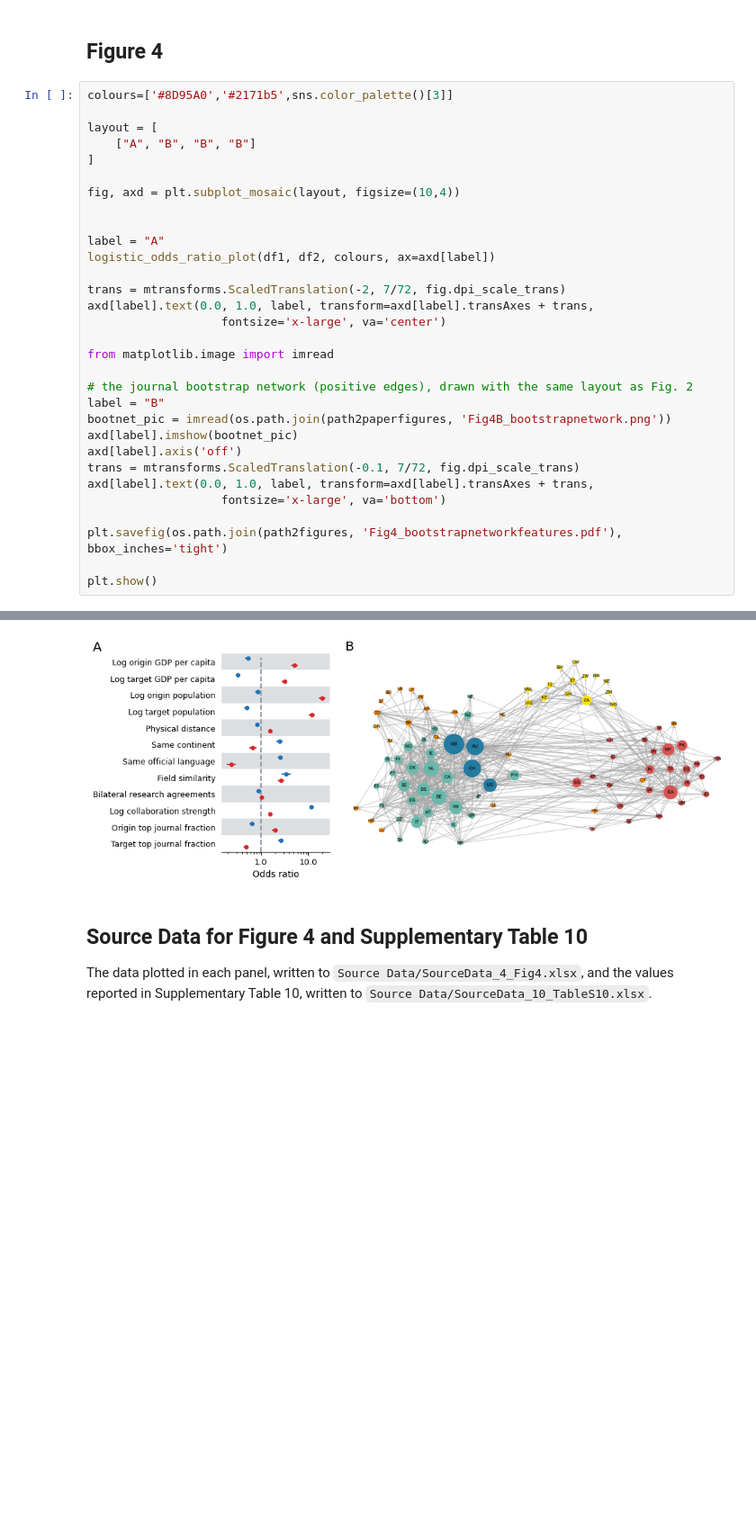
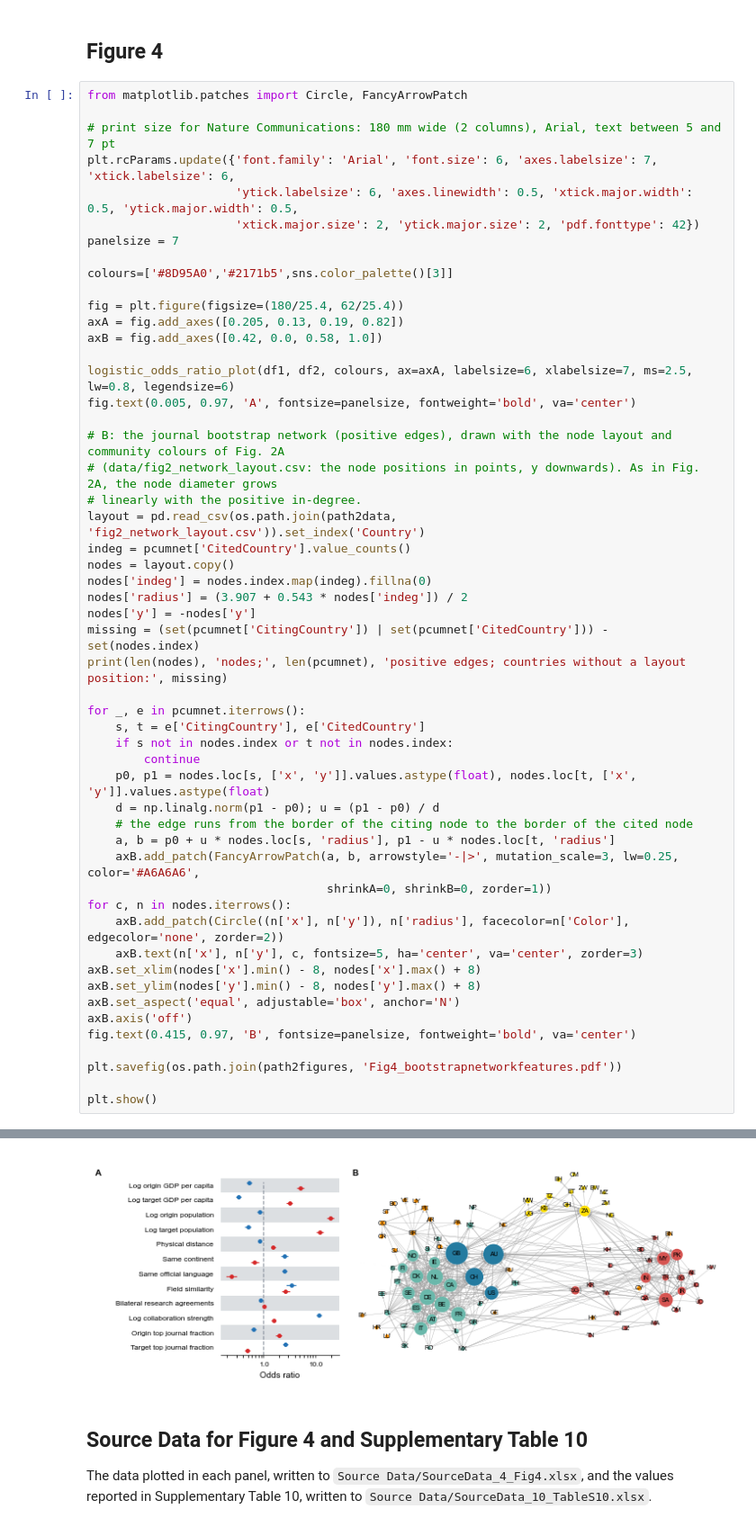
Before and after one commit to ConnectedDataHub/GlobalScienceRecognition, a Jupyter notebook: code/6_GlobalCitationNetwork_Fig4_TableS10.ipynb, the cells around one changed output, grey strips where cells are left out. Shown at 90% size. Cells and saved outputs as stored; diff of their text form; blank space fills up the shorter version.

```diff
--- a/code/6_GlobalCitationNetwork_Fig4_TableS10.ipynb
+++ b/code/6_GlobalCitationNetwork_Fig4_TableS10.ipynb
@@ -386,34 +382,55 @@ Target top journal fraction (19.479870092112193, 1.626917760321363e-84)
 # %% [markdown]
 ## Figure 4
 # %%
+from matplotlib.patches import Circle, FancyArrowPatch
+
+# print size for Nature Communications: 180 mm wide (2 columns), Arial, text between 5 and 7 pt
+plt.rcParams.update({'font.family': 'Arial', 'font.size': 6, 'axes.labelsize': 7, 'xtick.labelsize': 6,
+                     'ytick.labelsize': 6, 'axes.linewidth': 0.5, 'xtick.major.width': 0.5, 'ytick.major.width': 0.5,
+                     'xtick.major.size': 2, 'ytick.major.size': 2, 'pdf.fonttype': 42})
+panelsize = 7
+
 colours=['#8D95A0','#2171b5',sns.color_palette()[3]]
 
-layout = [
-    ["A", "B", "B", "B"]
-]
+fig = plt.figure(figsize=(180/25.4, 62/25.4))
+axA = fig.add_axes([0.205, 0.13, 0.19, 0.82])
+axB = fig.add_axes([0.42, 0.0, 0.58, 1.0])
 
-fig, axd = plt.subplot_mosaic(layout, figsize=(10,4))
+logistic_odds_ratio_plot(df1, df2, colours, ax=axA, labelsize=6, xlabelsize=7, ms=2.5, lw=0.8, legendsize=6)
+fig.text(0.005, 0.97, 'A', fontsize=panelsize, fontweight='bold', va='center')
 
+# B: the journal bootstrap network (positive edges), drawn with the node layout and community colours of Fig. 2A
+# (data/fig2_network_layout.csv: the node positions in points, y downwards). As in Fig. 2A, the node diameter grows
+# linearly with the positive in-degree.
+layout = pd.read_csv(os.path.join(path2data, 'fig2_network_layout.csv')).set_index('Country')
+indeg = pcumnet['CitedCountry'].value_counts()
+nodes = layout.copy()
+nodes['indeg'] = nodes.index.map(indeg).fillna(0)
+nodes['radius'] = (3.907 + 0.543 * nodes['indeg']) / 2
+nodes['y'] = -nodes['y']
+missing = (set(pcumnet['CitingCountry']) | set(pcumnet['CitedCountry'])) - set(nodes.index)
+print(len(nodes), 'nodes;', len(pcumnet), 'positive edges; countries without a layout position:', missing)
 
-label = "A"
-logistic_odds_ratio_plot(df1, df2, colours, ax=axd[label])
+for _, e in pcumnet.iterrows():
+    s, t = e['CitingCountry'], e['CitedCountry']
+    if s not in nodes.index or t not in nodes.index:
+        continue
+    p0, p1 = nodes.loc[s, ['x', 'y']].values.astype(float), nodes.loc[t, ['x', 'y']].values.astype(float)
+    d = np.linalg.norm(p1 - p0); u = (p1 - p0) / d
+    # the edge runs from the border of the citing node to the border of the cited node
+    a, b = p0 + u * nodes.loc[s, 'radius'], p1 - u * nodes.loc[t, 'radius']
+    axB.add_patch(FancyArrowPatch(a, b, arrowstyle='-|>', mutation_scale=3, lw=0.25, color='#A6A6A6',
+                                  shrinkA=0, shrinkB=0, zorder=1))
+for c, n in nodes.iterrows():
+    axB.add_patch(Circle((n['x'], n['y']), n['radius'], facecolor=n['Color'], edgecolor='none', zorder=2))
+    axB.text(n['x'], n['y'], c, fontsize=5, ha='center', va='center', zorder=3)
+axB.set_xlim(nodes['x'].min() - 8, nodes['x'].max() + 8)
+axB.set_ylim(nodes['y'].min() - 8, nodes['y'].max() + 8)
+axB.set_aspect('equal', adjustable='box', anchor='N')
+axB.axis('off')
+fig.text(0.415, 0.97, 'B', fontsize=panelsize, fontweight='bold', va='center')
 
-trans = mtransforms.ScaledTranslation(-2, 7/72, fig.dpi_scale_trans)
-axd[label].text(0.0, 1.0, label, transform=axd[label].transAxes + trans,
-                   fontsize='x-large', va='center')
-
-from matplotlib.image import imread
-
-# the journal bootstrap network (positive edges), drawn with the same layout as Fig. 2
-label = "B"
-bootnet_pic = imread(os.path.join(path2paperfigures, 'Fig4B_bootstrapnetwork.png'))
-axd[label].imshow(bootnet_pic)
-axd[label].axis('off')
-trans = mtransforms.ScaledTranslation(-0.1, 7/72, fig.dpi_scale_trans)
-axd[label].text(0.0, 1.0, label, transform=axd[label].transAxes + trans,
-                   fontsize='x-large', va='bottom')
-
-plt.savefig(os.path.join(path2figures, 'Fig4_bootstrapnetworkfeatures.pdf'), bbox_inches='tight')
+plt.savefig(os.path.join(path2figures, 'Fig4_bootstrapnetworkfeatures.pdf'))
 
 plt.show()
 # %% [output]
@@ -421,4 +438,4 @@ No artists with labels found to put in legend.  Note that artists whose label st
-[figure, old version]
+[figure, new version]
 # %% [markdown]
 ## Source Data for Figure 4 and Supplementary Table 10
 
```
Also changed, not shown: parts of 3 cells of this notebook, 11 other files.
